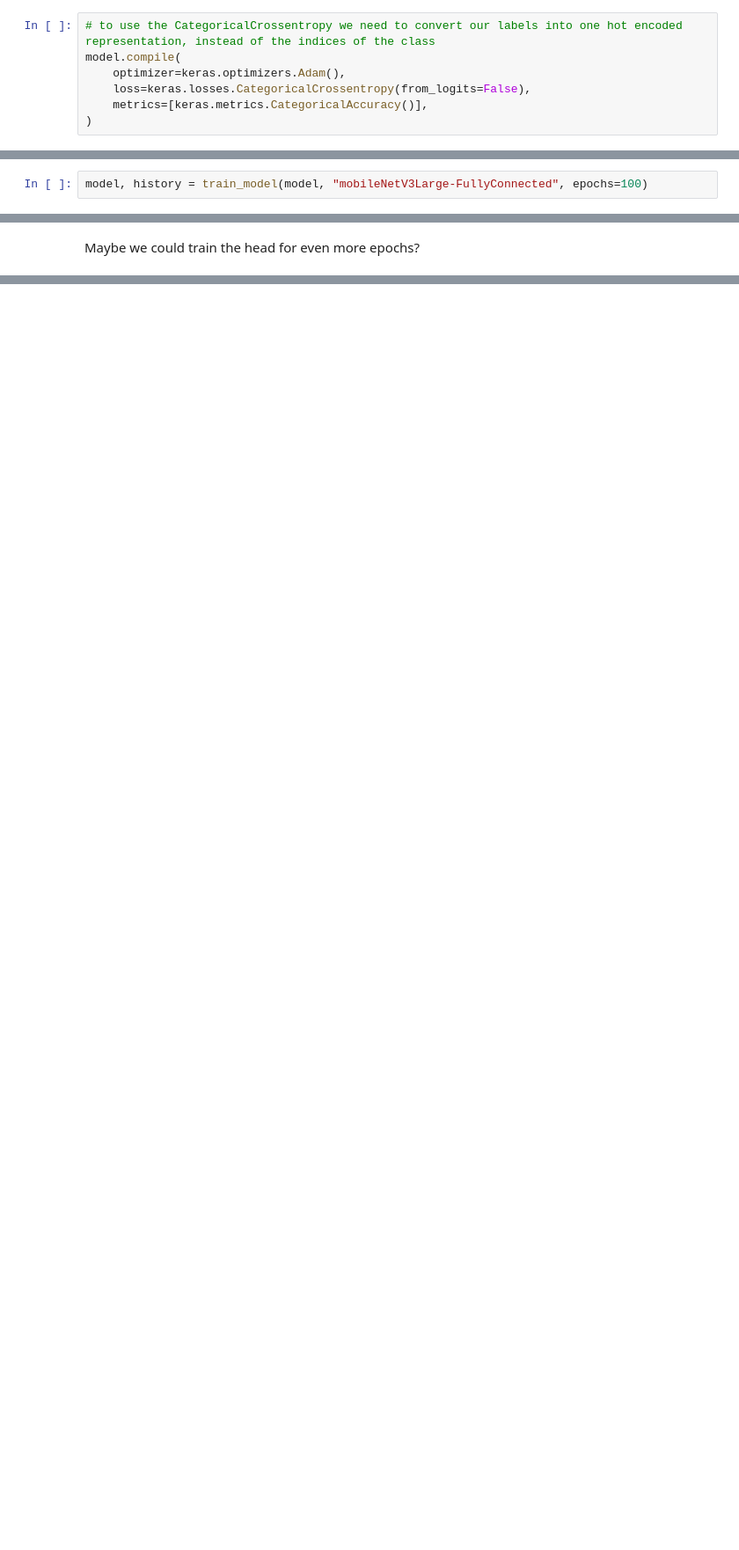
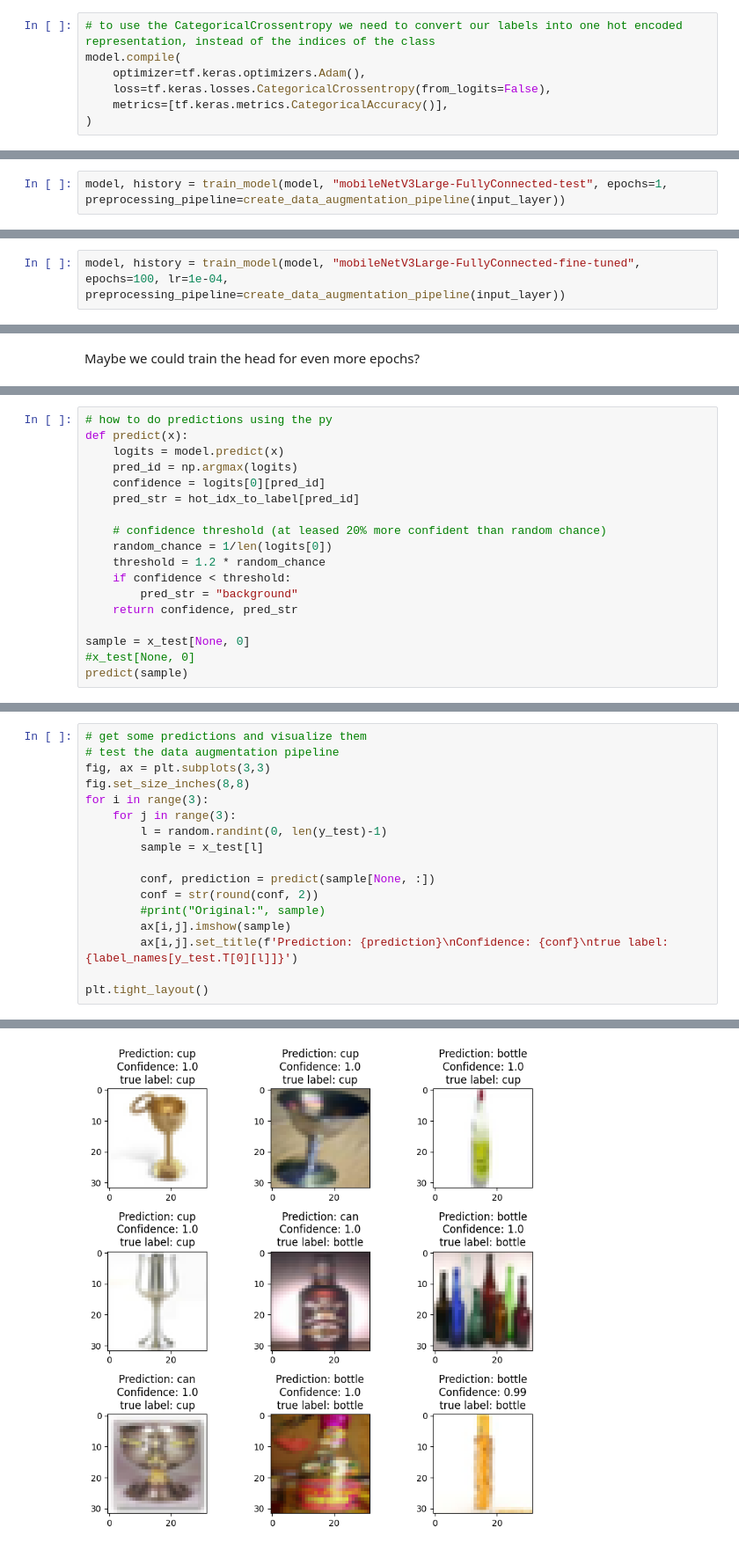
Before and after one commit to Sofie273/bvbv-rbp, a Jupyter notebook: mobileNet.ipynb, the cells around one changed output, grey strips where cells are left out. Shown at 88% size. Drawn from its saved outputs; the diff is of its cells as text; blank space fills up the shorter version.

```diff
--- a/mobileNet.ipynb
+++ b/mobileNet.ipynb
@@ -422,9 +429,9 @@ model = keras.Model(input_layer, output)
 # %%
 # to use the CategoricalCrossentropy we need to convert our labels into one hot encoded representation, instead of the indices of the class
 model.compile(
-    optimizer=keras.optimizers.Adam(),
-    loss=keras.losses.CategoricalCrossentropy(from_logits=False),
-    metrics=[keras.metrics.CategoricalAccuracy()],
+    optimizer=tf.keras.optimizers.Adam(),
+    loss=tf.keras.losses.CategoricalCrossentropy(from_logits=False),
+    metrics=[tf.keras.metrics.CategoricalAccuracy()],
 )
 # %%
 model.summary()
@@ -572,3 +585,3 @@ Reusing TensorBoard on port 6006 (pid 45174), started 0:06:48 ago. (Use '!kill 4
 # %%
-model, history = train_model(model, "mobileNetV3Large-FullyConnected", epochs=100)
+model, history = train_model(model, "mobileNetV3Large-FullyConnected-test", epochs=1, preprocessing_pipeline=create_data_augmentation_pipeline(input_layer))
 # %% [output]
@@ -599,0 +654,2 @@ TypeError: 'History' object is not subscriptable
+# %%
+model, history = train_model(model, "mobileNetV3Large-FullyConnected-fine-tuned", epochs=100, lr=1e-04, preprocessing_pipeline=create_data_augmentation_pipeline(input_layer))
@@ -637,0 +688,18 @@ Maybe we could train the head for even more epochs?
+# %%
+# how to do predictions using the py
+def predict(x):
+    logits = model.predict(x)
+    pred_id = np.argmax(logits)
+    confidence = logits[0][pred_id]
+    pred_str = hot_idx_to_label[pred_id]
+
+    # confidence threshold (at leased 20% more confident than random chance)
+    random_chance = 1/len(logits[0])
+    threshold = 1.2 * random_chance
+    if confidence < threshold:
+        pred_str = "background"
+    return confidence, pred_str
+
+sample = x_test[None, 0]
+#x_test[None, 0]
+predict(sample)
@@ -637,0 +709,18 @@ Maybe we could train the head for even more epochs?
+# %%
+# get some predictions and visualize them
+# test the data augmentation pipeline
+fig, ax = plt.subplots(3,3)
+fig.set_size_inches(8,8)
+for i in range(3):
+    for j in range(3):
+        l = random.randint(0, len(y_test)-1)
+        sample = x_test[l]
+
+        conf, prediction = predict(sample[None, :])
+        conf = str(round(conf, 2))
+        #print("Original:", sample)
+        ax[i,j].imshow(sample)
+        ax[i,j].set_title(f'Prediction: {prediction}\nConfidence: {conf}\ntrue label: {label_names[y_test.T[0][l]]}')
+
+plt.tight_layout()
+# %% [output]
@@ -637,0 +736 @@ Maybe we could train the head for even more epochs?
+[figure, added]
```
Also changed, not shown: parts of 26 cells of this notebook, 7 other files.
